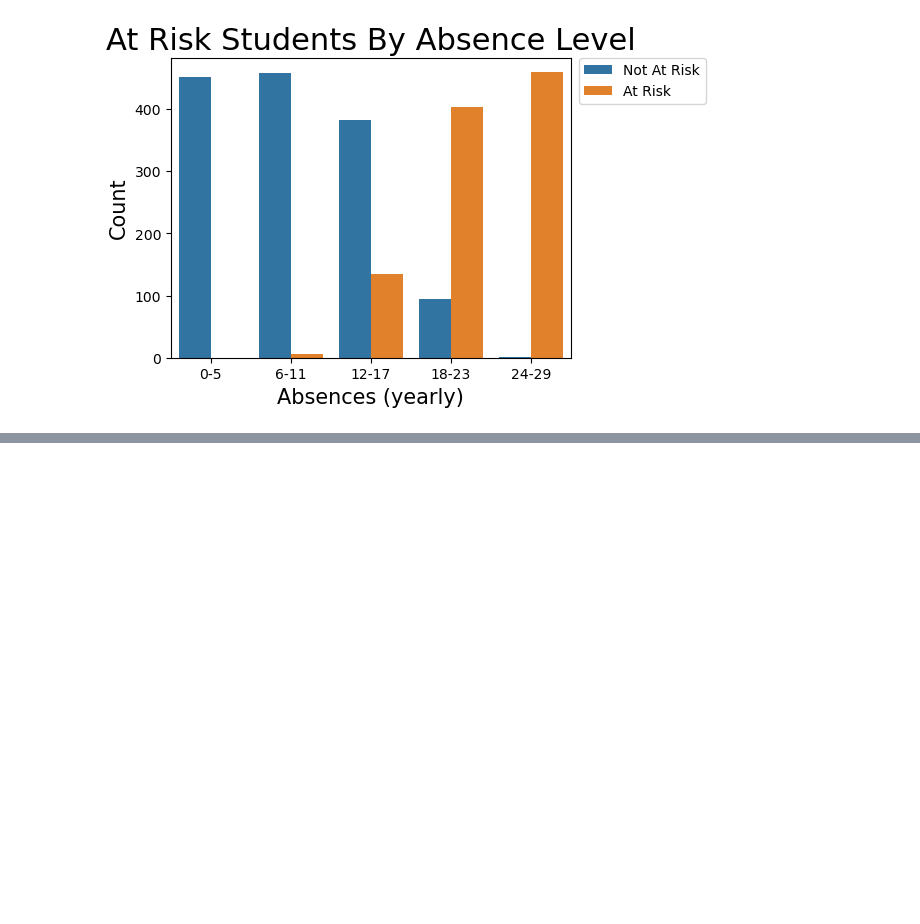
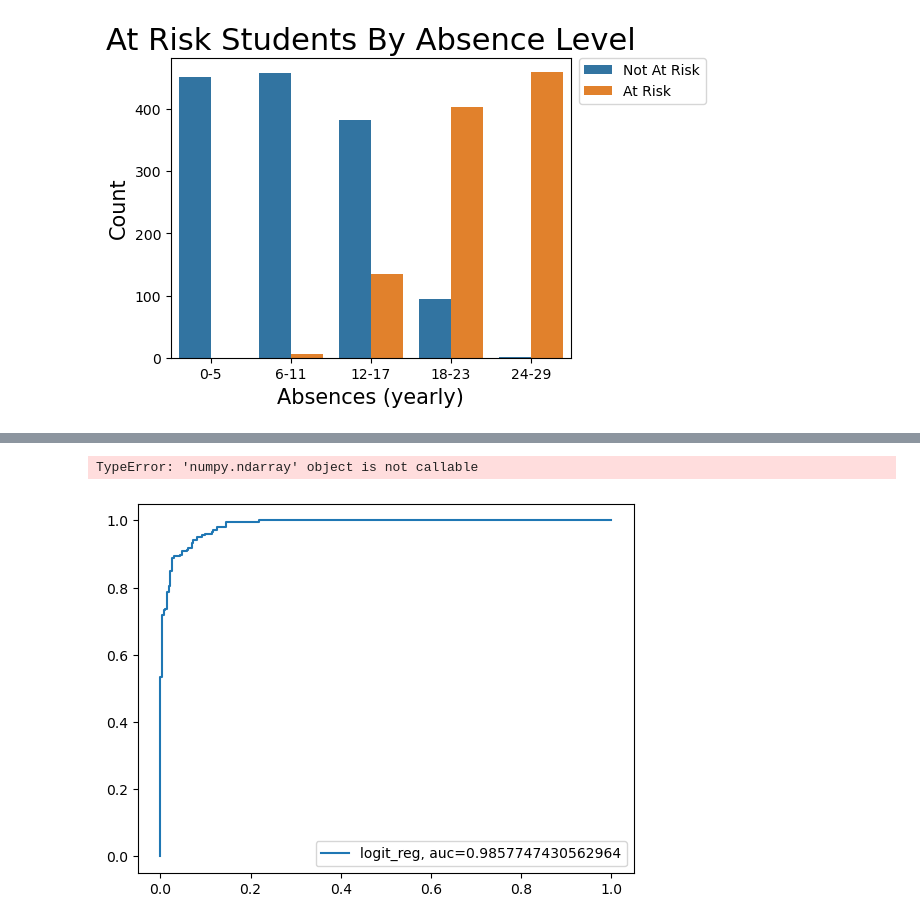
Before and after one commit to kmattingly8/ANA500.v2, a Jupyter notebook: ANA500 Project.ipynb, the cells around one changed output, grey strips where cells are left out. Drawn from its saved outputs; the diff is of its cells as text; code cells hidden in the pictures; blank space fills up the shorter version.

Commit message:
Wk 3 Updates
Logistic Regression + SVM Modeling

```diff
--- a/ANA500 Project.ipynb
+++ b/ANA500 Project.ipynb
@@ -625,0 +762,13 @@ ax.set_xticklabels(level, rotation=0);
+# %%
+# Divide train and test sets into predictor vs target variable sets for modeling purposes
+
+x_train = train_set.drop(["AtRisk"], axis = 1)
+y_train = train_set["AtRisk"]
+
+x_test = test_set.drop(["AtRisk"], axis = 1)
+y_test = test_set["AtRisk"]
+
+print("x_train.shape: ", x_train.shape)
+print("y_train.shape: ", y_train.shape)
+print("x_test.shape: ", x_test.shape)
+print("y_test.shape: ", y_test.shape)
@@ -625,0 +780,20 @@ ax.set_xticklabels(level, rotation=0);
+# %%
+# Scale Datasets
+
+from sklearn.preprocessing import MinMaxScaler
+from sklearn import svm
+
+from sklearn.metrics import accuracy_score, confusion_matrix
+from sklearn.metrics import roc_curve, auc, roc_auc_score
+from sklearn.model_selection import cross_val_score, GridSearchCV
+
+#MinMaxScaler to preserve original distributions (good because no outliers in dataset)
+minmax_scale = MinMaxScaler()
+x_train_scaled = minmax_scale.fit_transform(x_train)
+x_test_scaled = minmax_scale.fit_transform(x_test)
+# %%
+# Logistic Regression Modeling
+from sklearn.linear_model import LogisticRegression
+
+logit_reg = LogisticRegression(penalty = "l2", C = 1e42, solver = "liblinear")
+logit_reg.fit(x_train_scaled, y_train)
@@ -625,0 +859,28 @@ ax.set_xticklabels(level, rotation=0);
+# %%
+# Gains & Lift Charts
+logit_reg_preda = logit_reg.predict_proba(x_test_scaled)
+logit_result = pd.DataFrame({"Actual": y_test,
+                             "p(0)": [i(0) for i in logit_reg_preda],
+                             "p(1)": [i(1) for i in logit_reg_preda],
+                             "Predicted": logit_reg.predict(x_test_scaled),
+})
+
+df = logit_result.sort_values(by = ["p(1)"], ascending = False)
+fig, axes = plt.subplots(nrows=1, ncols=2, figsize=(10, 4))
+gainsChart(df.actual, ax = axes[0])
+liftChart(df["p(1)"], title = False, ax = axes[1])
+# %% [output]
+TypeError: 'numpy.ndarray' object is not callable
+# %%
+#ROC Curve
+from sklearn import metrics
+import matplotlib.pyplot as plt
+
+y_pred_proba = logit_reg.predict_proba(x_test_scaled)[::,1]
+fpr, tpr, _ = metrics.roc_curve(y_test,  y_pred_proba)
+auc = metrics.roc_auc_score(y_test, y_pred_proba)
+plt.plot(fpr,tpr,label="logit_reg, auc="+str(auc))
+plt.legend(loc=4)
+plt.show()
+# %% [output]
+[figure, added]
```
Also changed, not shown: parts of 21 cells of this notebook.
